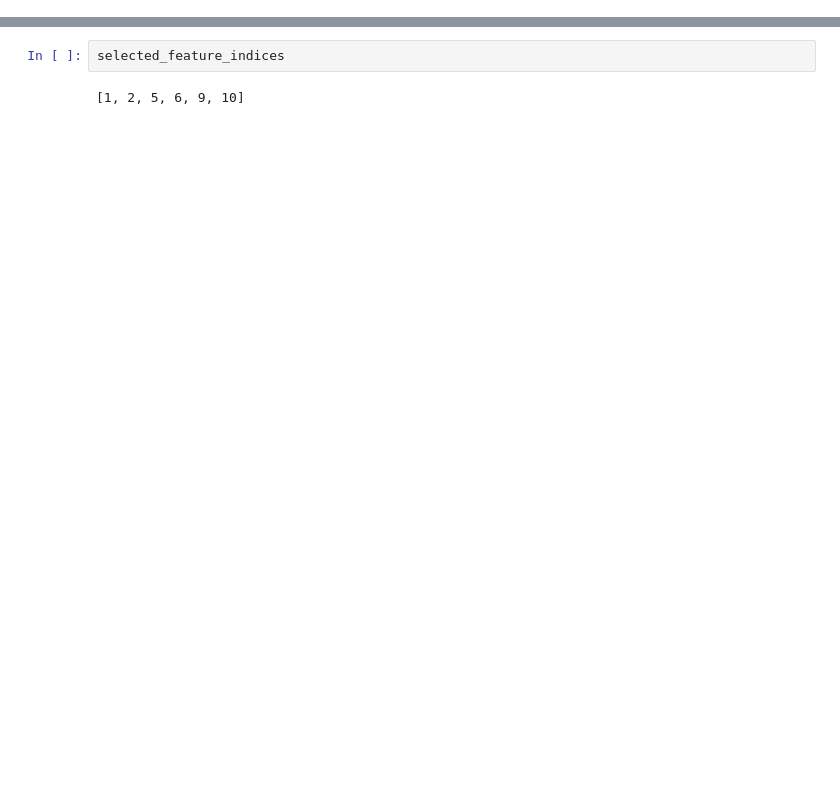
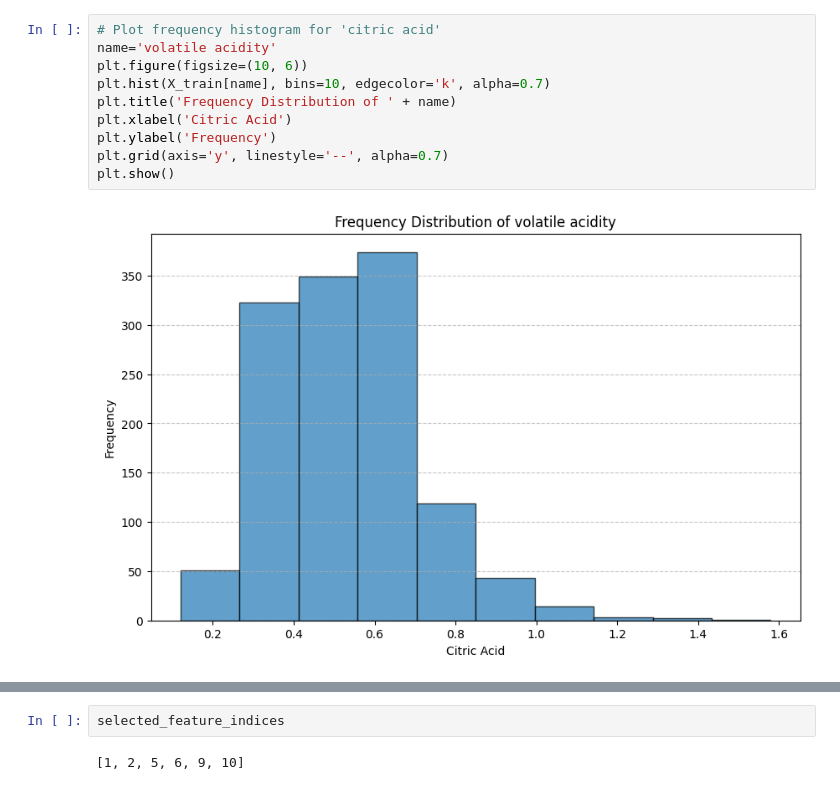
Before and after one commit to Yvonnefanf/ChartCaption, a Jupyter notebook: Data/XAI_outputs/WineQuality/GAM.ipynb, the cells around one changed output, grey strips where cells are left out. Cells and saved outputs as stored; diff of their text form; blank space fills up the shorter version.

```diff
--- a/Data/XAI_outputs/WineQuality/GAM.ipynb
+++ b/Data/XAI_outputs/WineQuality/GAM.ipynb
@@ -23,0 +277,12 @@ RandomForestRegressor(random_state=42)
+# %%
+# Plot frequency histogram for 'citric acid'
+name='volatile acidity'
+plt.figure(figsize=(10, 6))
+plt.hist(X_train[name], bins=10, edgecolor='k', alpha=0.7)
+plt.title('Frequency Distribution of ' + name)
+plt.xlabel('Citric Acid')
+plt.ylabel('Frequency')
+plt.grid(axis='y', linestyle='--', alpha=0.7)
+plt.show()
+# %% [output]
+[figure, added]
```
Also changed, not shown: parts of 29 cells of this notebook, 23 other files.
